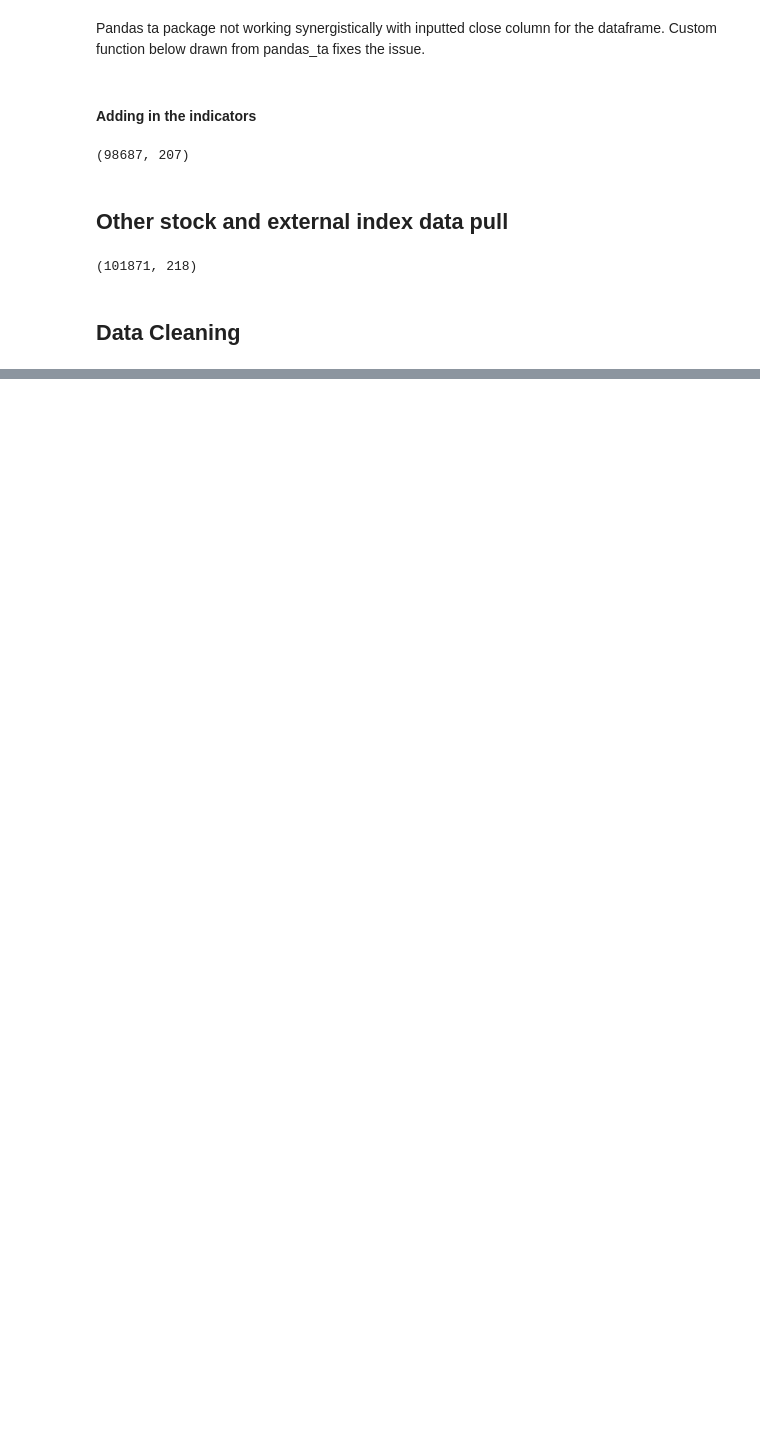
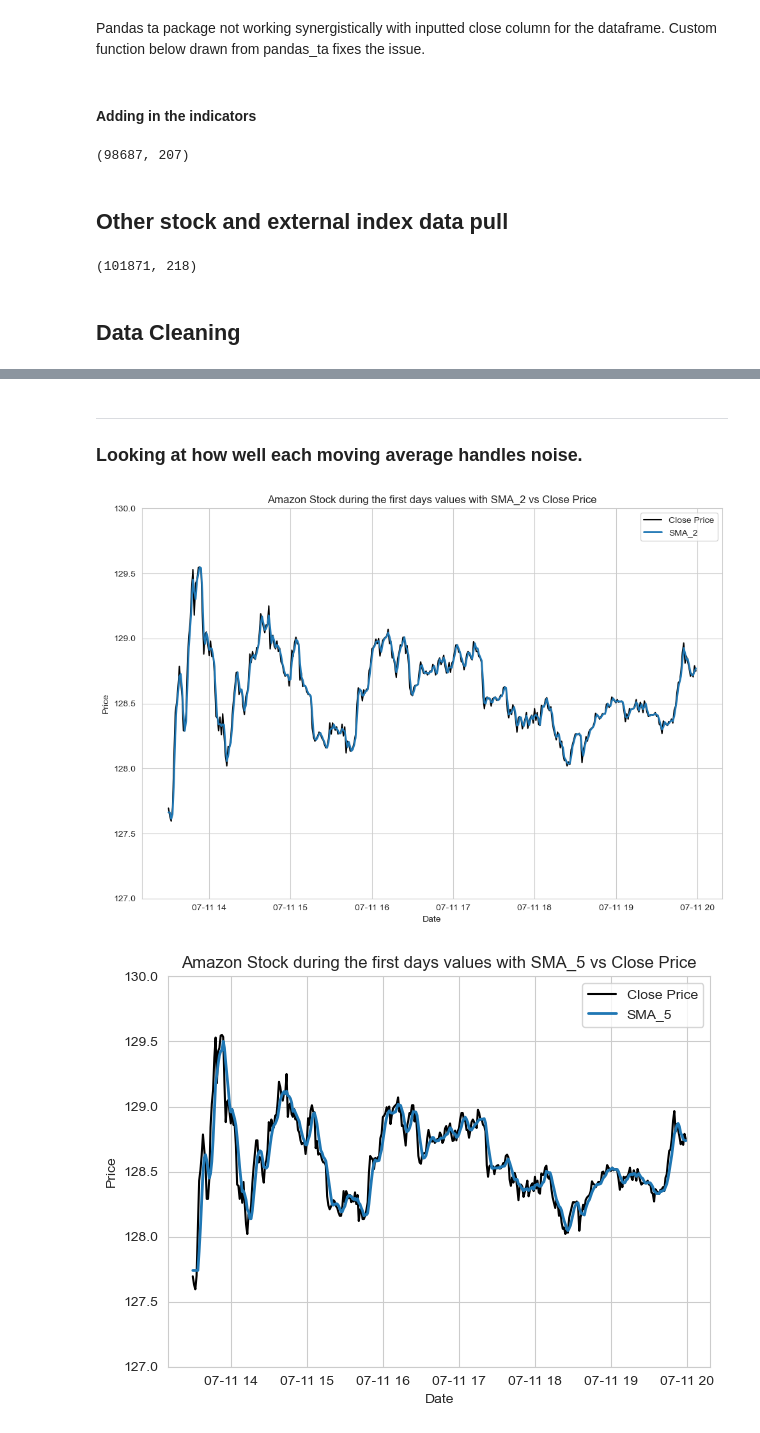
Before and after one commit to sflyranger/Stock_Price_Machine_Learning_Project, a Jupyter notebook: Amazon Stock Prediction Model.ipynb, the cells around one changed output, grey strips where cells are left out. Cells and saved outputs as stored; diff of their text form; code cells hidden in the pictures; blank space fills up the shorter version.

```diff
--- a/Amazon Stock Prediction Model.ipynb
+++ b/Amazon Stock Prediction Model.ipynb
@@ -380,0 +603,8 @@ htmldf(df_new)
+# %%
+# Calculate medians for each column in columns_to_test
+median_vals = df_new[columns_to_test].median()
+
+# Impute missing values using medians
+df_new[columns_to_test] = df_new[columns_to_test].fillna(median_vals)
+
+df_new.isna().sum().sum()
@@ -380,0 +661,33 @@ htmldf(df_new)
+# %% [markdown]
+----------------------------------
+### Looking at how well each moving average handles noise.
+# %%
+# Define the date range
+start = '2023-07-11 13:30:00+00:00'
+end = '2023-07-11 19:59:00+00:00'
+
+subset_df = df_new[start:end]
+
+# List of moving averages to plot
+moving_averages = ['SMA_2', 'SMA_5', 'SMA_7', 'SMA_10', 'SMA_14', 'SMA_30', 'SMA_50', 'SMA_200']
+
+# Set seaborn style
+sns.set_style('whitegrid')
+
+# Plotting each moving average against the close price
+plt.figure(figsize=(10, 7))
+
+for ma in moving_averages:
+    plt.plot(subset_df.index, subset_df['close'], label='Close Price', color='black')
+    plt.plot(subset_df.index, subset_df[ma], label=f'{ma}', linewidth=2)
+
+    plt.title(f'Amazon Stock during the first days values with {ma} vs Close Price')
+    plt.xlabel('Date')
+    plt.ylabel('Price')
+    plt.ylim(127, 130)  # Set y-axis limits
+    plt.legend()
+    plt.tight_layout()
+    plt.show()
+# %% [output]
+[figure, added]
+[figure, added]
```
Also changed, not shown: parts of 30 cells of this notebook, 1 other file.
